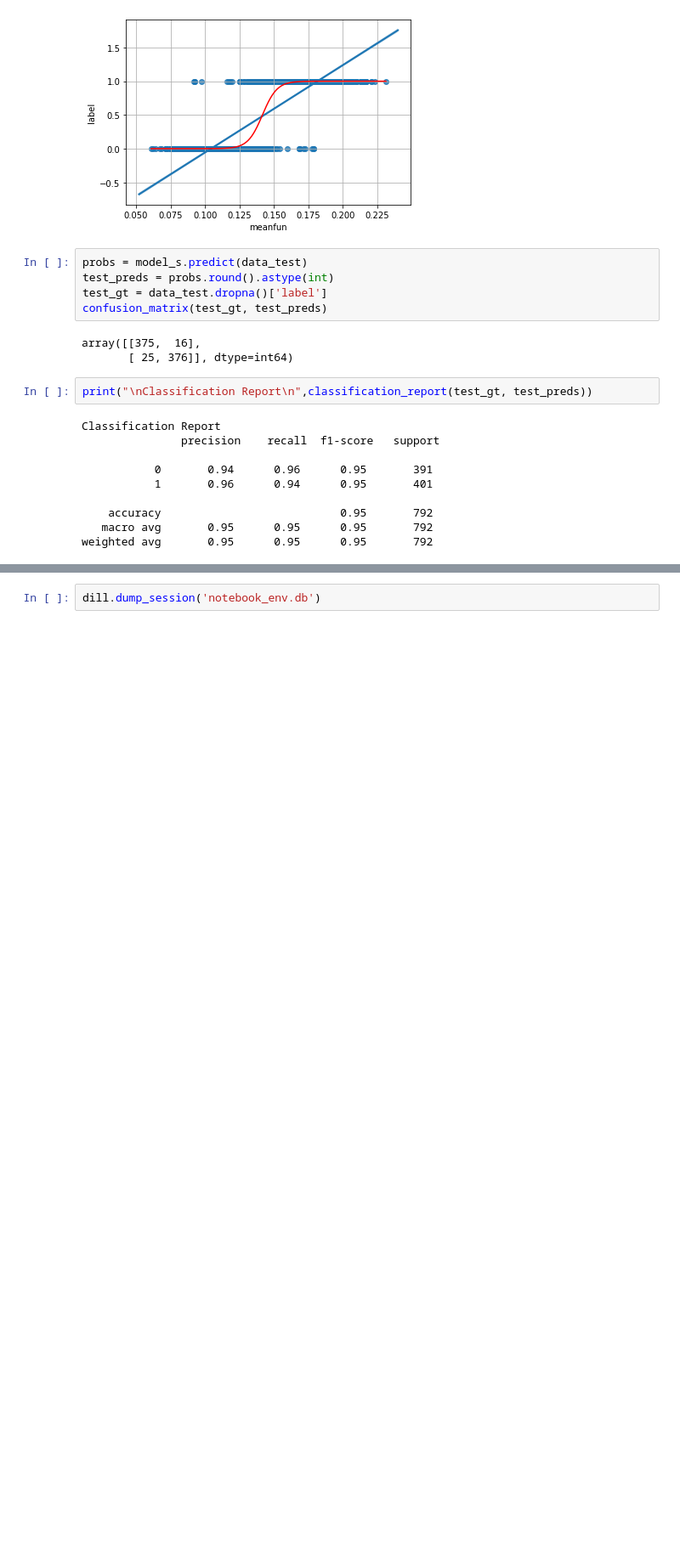
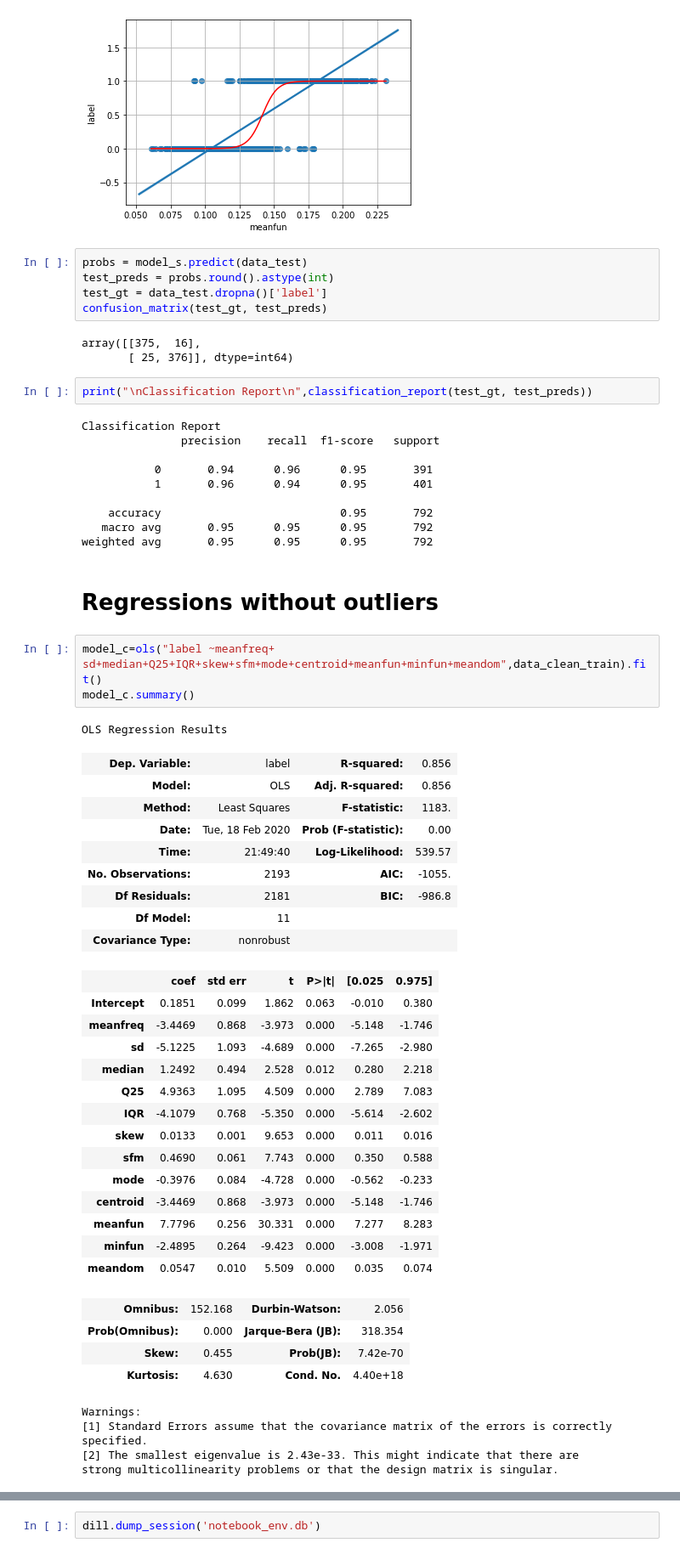
Before and after one commit to Firaze/FAD_project, a Jupyter notebook: GV_reg.ipynb, the cells around one changed output, grey strips where cells are left out. Shown at 85% size. Cells and saved outputs as stored; diff of their text form; blank space fills up the shorter version.

Commit message:
updated nb adding analysis withouth outliers

```diff
--- a/GV_reg.ipynb
+++ b/GV_reg.ipynb
@@ -239,3 +231,41 @@ Classification Report
     accuracy                           0.95       792
    macro avg       0.95      0.95      0.95       792
 weighted avg       0.95      0.95      0.95       792
+# %% [markdown]
+<h1> Regressions without outliers
+# %%
+model_c=ols("label ~meanfreq+ sd+median+Q25+IQR+skew+sfm+mode+centroid+meanfun+minfun+meandom",data_clean_train).fit()
+model_c.summary()
+# %% [output]
+OLS Regression Results
+| Dep. Variable: | label | R-squared: | 0.856 |
+| Model: | OLS | Adj. R-squared: | 0.856 |
+| Method: | Least Squares | F-statistic: | 1183. |
+| Date: | Tue, 18 Feb 2020 | Prob (F-statistic): | 0.00 |
+| Time: | 21:49:40 | Log-Likelihood: | 539.57 |
+| No. Observations: | 2193 | AIC: | -1055. |
+| Df Residuals: | 2181 | BIC: | -986.8 |
+| Df Model: | 11 |  |  |
+| Covariance Type: | nonrobust |  |  |
+|  | coef | std err | t | P>|t| | [0.025 | 0.975] |
+| Intercept | 0.1851 | 0.099 | 1.862 | 0.063 | -0.010 | 0.380 |
+| meanfreq | -3.4469 | 0.868 | -3.973 | 0.000 | -5.148 | -1.746 |
+| sd | -5.1225 | 1.093 | -4.689 | 0.000 | -7.265 | -2.980 |
+| median | 1.2492 | 0.494 | 2.528 | 0.012 | 0.280 | 2.218 |
+| Q25 | 4.9363 | 1.095 | 4.509 | 0.000 | 2.789 | 7.083 |
+| IQR | -4.1079 | 0.768 | -5.350 | 0.000 | -5.614 | -2.602 |
+| skew | 0.0133 | 0.001 | 9.653 | 0.000 | 0.011 | 0.016 |
+| sfm | 0.4690 | 0.061 | 7.743 | 0.000 | 0.350 | 0.588 |
+| mode | -0.3976 | 0.084 | -4.728 | 0.000 | -0.562 | -0.233 |
+| centroid | -3.4469 | 0.868 | -3.973 | 0.000 | -5.148 | -1.746 |
+| meanfun | 7.7796 | 0.256 | 30.331 | 0.000 | 7.277 | 8.283 |
+| minfun | -2.4895 | 0.264 | -9.423 | 0.000 | -3.008 | -1.971 |
+| meandom | 0.0547 | 0.010 | 5.509 | 0.000 | 0.035 | 0.074 |
+| Omnibus: | 152.168 | Durbin-Watson: | 2.056 |
+| Prob(Omnibus): | 0.000 | Jarque-Bera (JB): | 318.354 |
+| Skew: | 0.455 | Prob(JB): | 7.42e-70 |
+| Kurtosis: | 4.630 | Cond. No. | 4.40e+18 |
+Warnings:
+[1] Standard Errors assume that the covariance matrix of the errors is correctly specified.
+[2] The smallest eigenvalue is 2.43e-33. This might indicate that there are
+strong multicollinearity problems or that the design matrix is singular.
```
Also changed, not shown: parts of 13 cells of this notebook, 3 other files.
